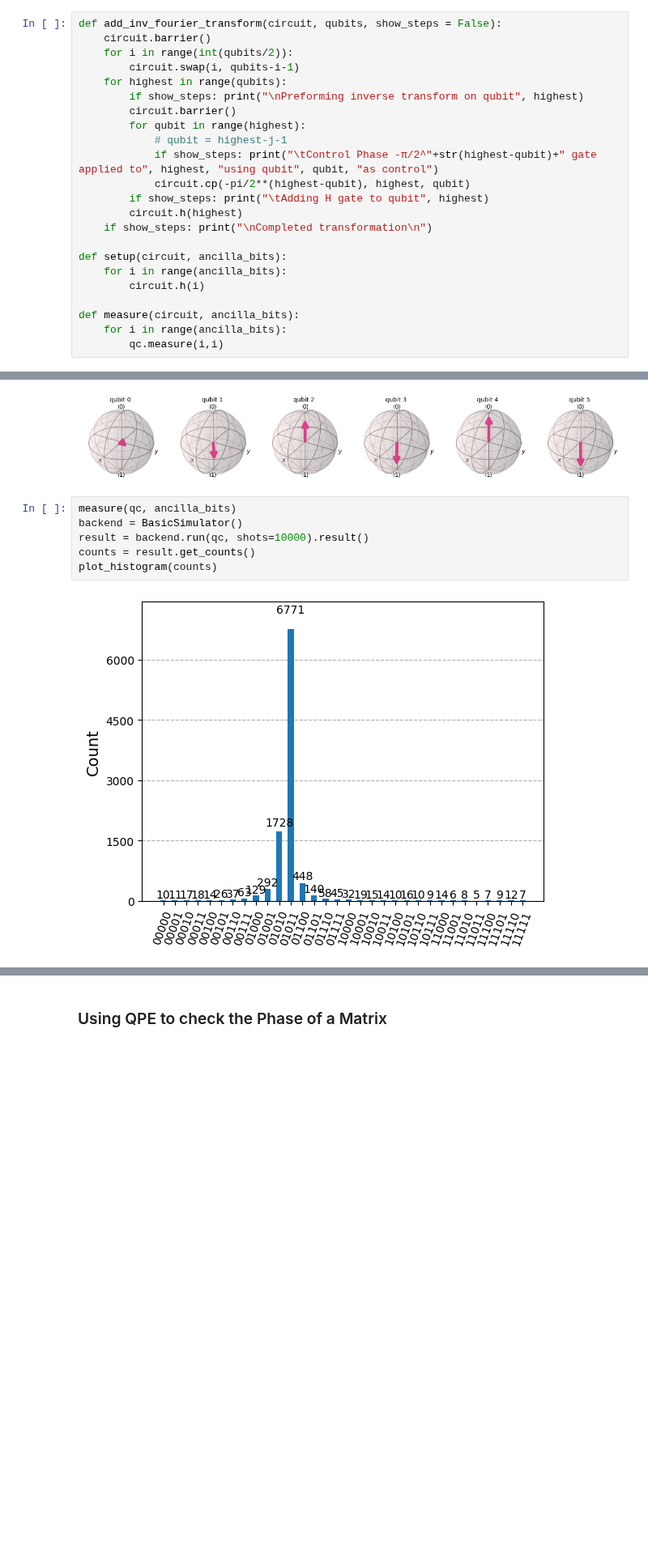
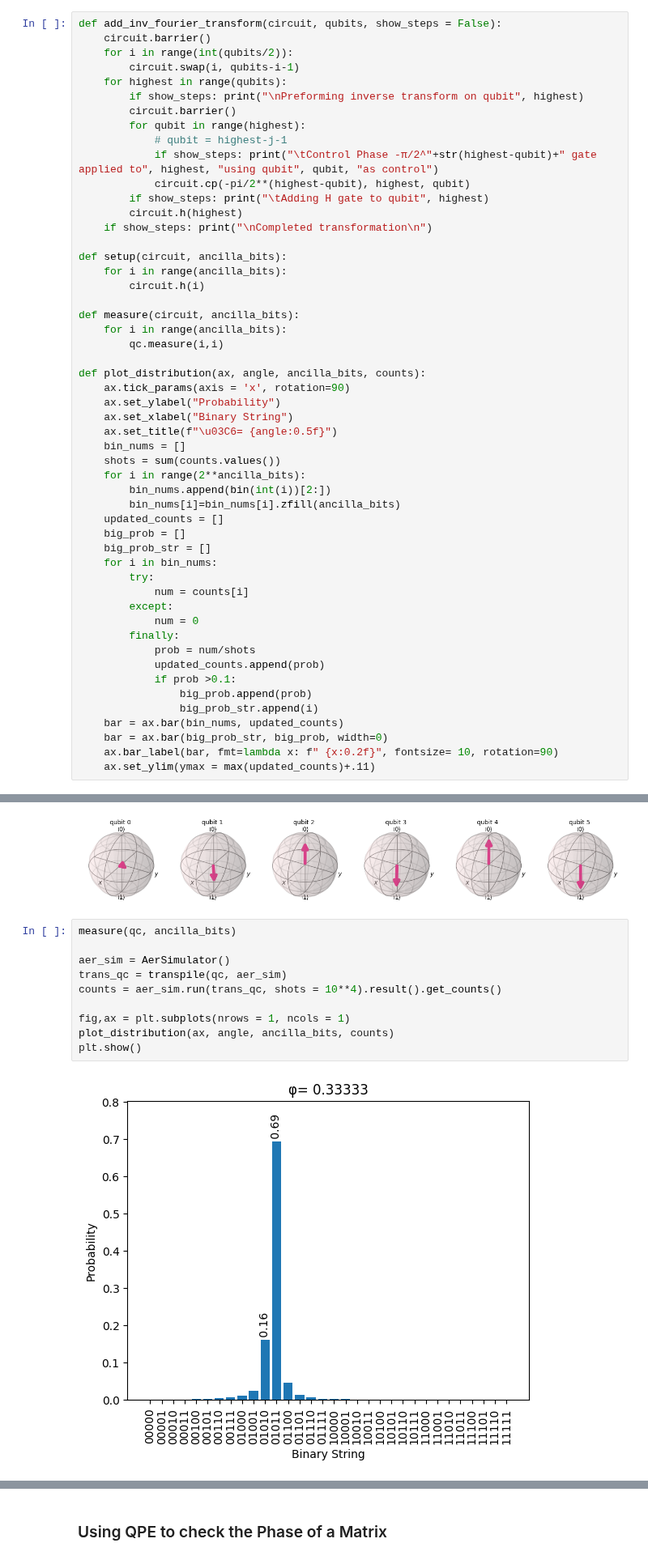
Before and after one commit to Quantum-Linear-Algebra/Intro-to-Quantum-Linear-Algebra, a Jupyter notebook: 5-Quantum_Phase_Estimation.ipynb, the cells around one changed output, grey strips where cells are left out. Shown at 81% size. Saved outputs shown, nothing was run; the diff lists cells and outputs as text; blank space fills up the shorter version.

```diff
--- a/5-Quantum_Phase_Estimation.ipynb
+++ b/5-Quantum_Phase_Estimation.ipynb
@@ -248,3 +78,32 @@ def setup(circuit, ancilla_bits):
 def measure(circuit, ancilla_bits):
     for i in range(ancilla_bits):
         qc.measure(i,i)
+
+def plot_distribution(ax, angle, ancilla_bits, counts):
+    ax.tick_params(axis = 'x', rotation=90)
+    ax.set_ylabel("Probability")
+    ax.set_xlabel("Binary String")
+    ax.set_title(f"\u03C6= {angle:0.5f}")
+    bin_nums = []
+    shots = sum(counts.values())
+    for i in range(2**ancilla_bits):
+        bin_nums.append(bin(int(i))[2:])
+        bin_nums[i]=bin_nums[i].zfill(ancilla_bits)
+    updated_counts = []
+    big_prob = []
+    big_prob_str = []
+    for i in bin_nums:
+        try:
+            num = counts[i]
+        except:
+            num = 0
+        finally:
+            prob = num/shots
+            updated_counts.append(prob)
+            if prob >0.1:
+                big_prob.append(prob)
+                big_prob_str.append(i)
+    bar = ax.bar(bin_nums, updated_counts)
+    bar = ax.bar(big_prob_str, big_prob, width=0)
+    ax.bar_label(bar, fmt=lambda x: f" {x:0.2f}", fontsize= 10, rotation=90)
+    ax.set_ylim(ymax = max(updated_counts)+.11)
@@ -290,12 +156,16 @@ plot_bloch_multivector(sv)
 [figure]
 # %%
 measure(qc, ancilla_bits)
-backend = BasicSimulator()
-result = backend.run(qc, shots=10000).result()
-counts = result.get_counts()
-plot_histogram(counts)
+
+aer_sim = AerSimulator()
+trans_qc = transpile(qc, aer_sim)
+counts = aer_sim.run(trans_qc, shots = 10**4).result().get_counts()
+
+fig,ax = plt.subplots(nrows = 1, ncols = 1)
+plot_distribution(ax, angle, ancilla_bits, counts)
+plt.show()
 # %% [output]
-[figure, old version]
+[figure, new version]
 # %%
 binary_num = ''
 max_num = 0
```
Also changed, not shown: parts of 33 cells of this notebook.
